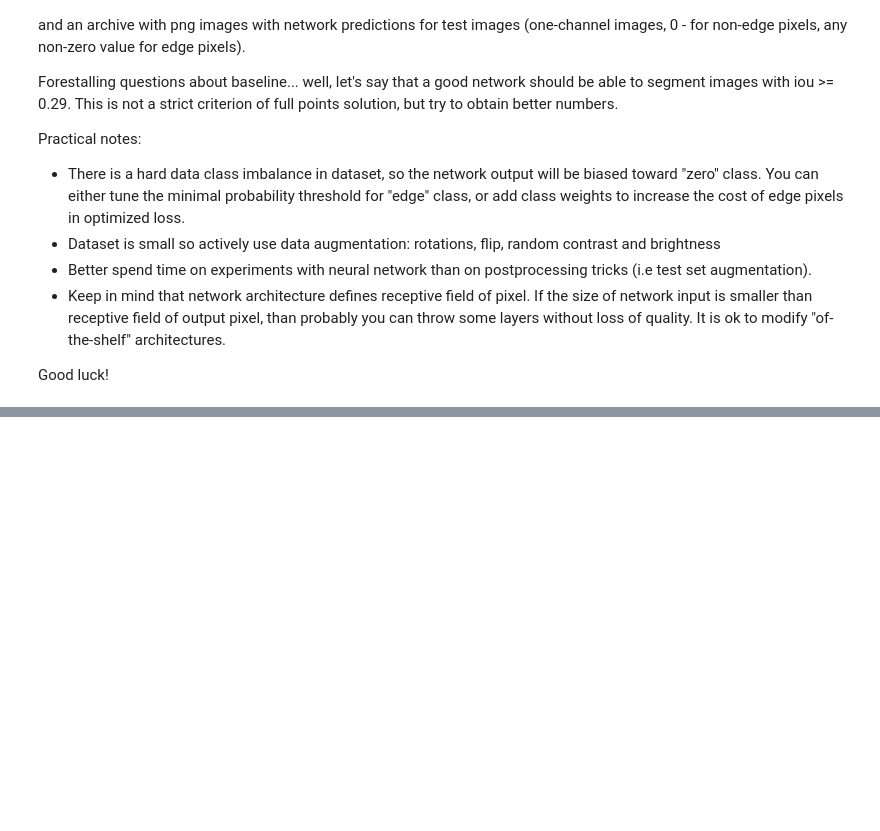
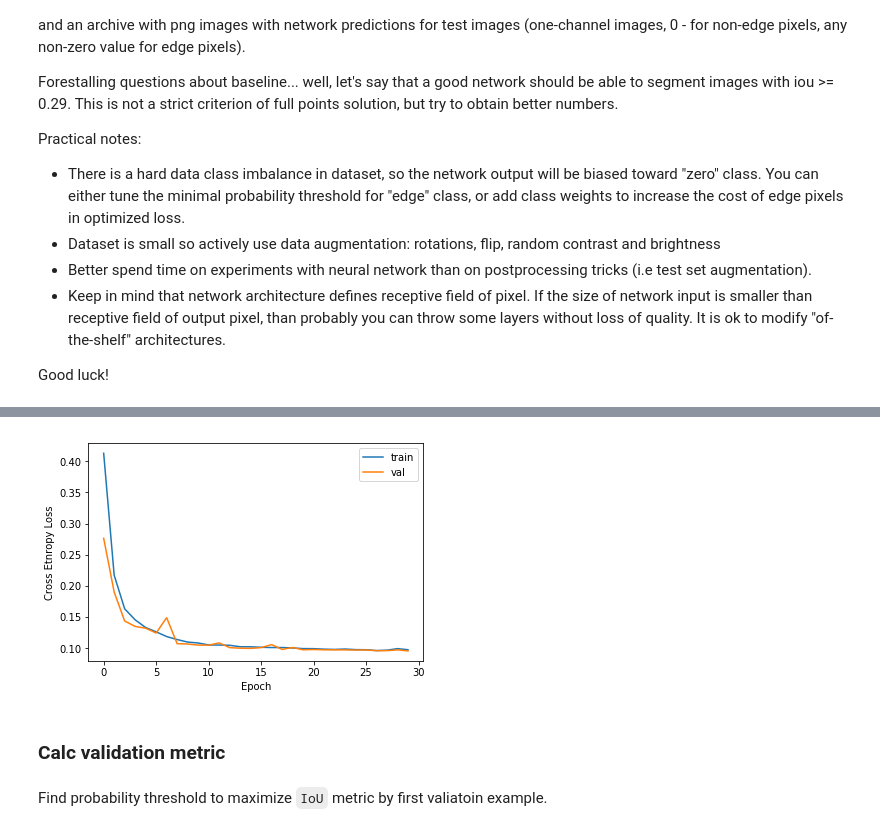
Before and after one commit to dimaischenko/Practical_DL, a Jupyter notebook: homework03/homework03_part1_both.ipynb, the cells around one changed output, grey strips where cells are left out. Drawn from its saved outputs; the diff is of its cells as text; code cells hidden in the pictures; blank space fills up the shorter version.

```diff
--- a/homework03/homework03_part1_both.ipynb
+++ b/homework03/homework03_part1_both.ipynb
@@ -165,3 +371,3 @@ val_dataset = CellDataset("./BBBC018_v1_images-fixed/train/", "./BBBC018_v1_outl
 # %%
-train_dataloader = DataLoader(train_dataset, batch_size=4, shuffle=True)
-val_dataloader = DataLoader(val_dataset, batch_size=4, shuffle=False)
+train_dataloader = DataLoader(train_dataset, batch_size=6, shuffle=True)
+val_dataloader = DataLoader(val_dataset, batch_size=2, shuffle=False)
@@ -227,2 +373,0 @@ model = UNet(1)
-# %%
-device = torch.device("cpu")
@@ -237,27 +378,49 @@ opt = torch.optim.Adam(model.parameters())
+# %%
+model = UNet(2)
+model.to(device)
+model.train()
+
+opt = torch.optim.Adam(model.parameters())
+criterion = torch.nn.CrossEntropyLoss()
+# %%
+n_epochs = 30
+repeats_per_epoch = 5
 # %%
-for epoch in range(n_epochs):
+#train_epoch_losses, val_epoch_losses = [], []
+for epoch in range(20, n_epochs):
 
     model.train()
     train_losses = []
-    for data in tqdm.tqdm_notebook(train_dataloader):
-        out = model(data[0].type(torch.FloatTensor).to(device))
+    for repeat in range(repeats_per_epoch):
+        for data in train_dataloader:
+            out = model(data[0].to(device))
+            model.zero_grad()
+            loss = criterion(out, data[1].to(device))
+            loss.backward()
+            opt.step()
+            train_losses.append(loss.item())
 
-        model.zero_grad()
-
-        loss = nn.functional.mse_loss(out, data[1].type(torch.FloatTensor))
-        loss.backward()
-
-        opt.step()
-
-        print("Iter loss {:.4f}".format(loss.item()))
-        train_losses.append(loss.item())
-    print("Epoch:", epoch, "Train loss: {:.4f}".format(np.mean(val_losses)))
+    train_epoch_losses.append(np.mean(train_losses))
 
     model.eval()
     val_losses = []
-    for data in tqdm.tqdm_notebook(val_dataloader):
-        out = model(data[0].type(torch.FloatTensor).to(device))
-        loss = nn.functional.mse_loss(out, data[1].type(torch.FloatTensor))
+    for data in val_dataloader:
+        out = model(data[0].to(device))
+        loss = criterion(out, data[1].to(device))
         val_losses.append(loss.item())
 
-    print("Epoch:", epoch, "Val loss: {:.4f}".format(np.mean(val_losses)))
+    val_epoch_losses.append(np.mean(val_losses))
+
+    clear_output()
+
+    print("Epoch:", epoch, "Train loss: {:.8f}".format(train_epoch_losses[-1]))
+    print("Epoch:", epoch, "Val loss: {:.8f}".format(val_epoch_losses[-1]))
+
+    plt.plot(train_epoch_losses, label="train")
+    plt.plot(val_epoch_losses, label="val")
+    plt.xlabel("Epoch")
+    plt.ylabel("Cross Etnropy Loss")
+    plt.legend()
+
+    plt.show()
+# %% [output]
@@ -264,3 +429,6 @@ for epoch in range(n_epochs):
+[figure, added]
+# %% [markdown]
+### Calc validation metric
 # %%
 def calc_iou(prediction, ground_truth):
     n_images = len(prediction)
@@ -271,0 +451,2 @@ def calc_iou(prediction, ground_truth):
+# %% [markdown]
+Find probability threshold to maximize `IoU` metric by first valiatoin example.
```
Also changed, not shown: parts of 35 cells of this notebook, 1 other file.
